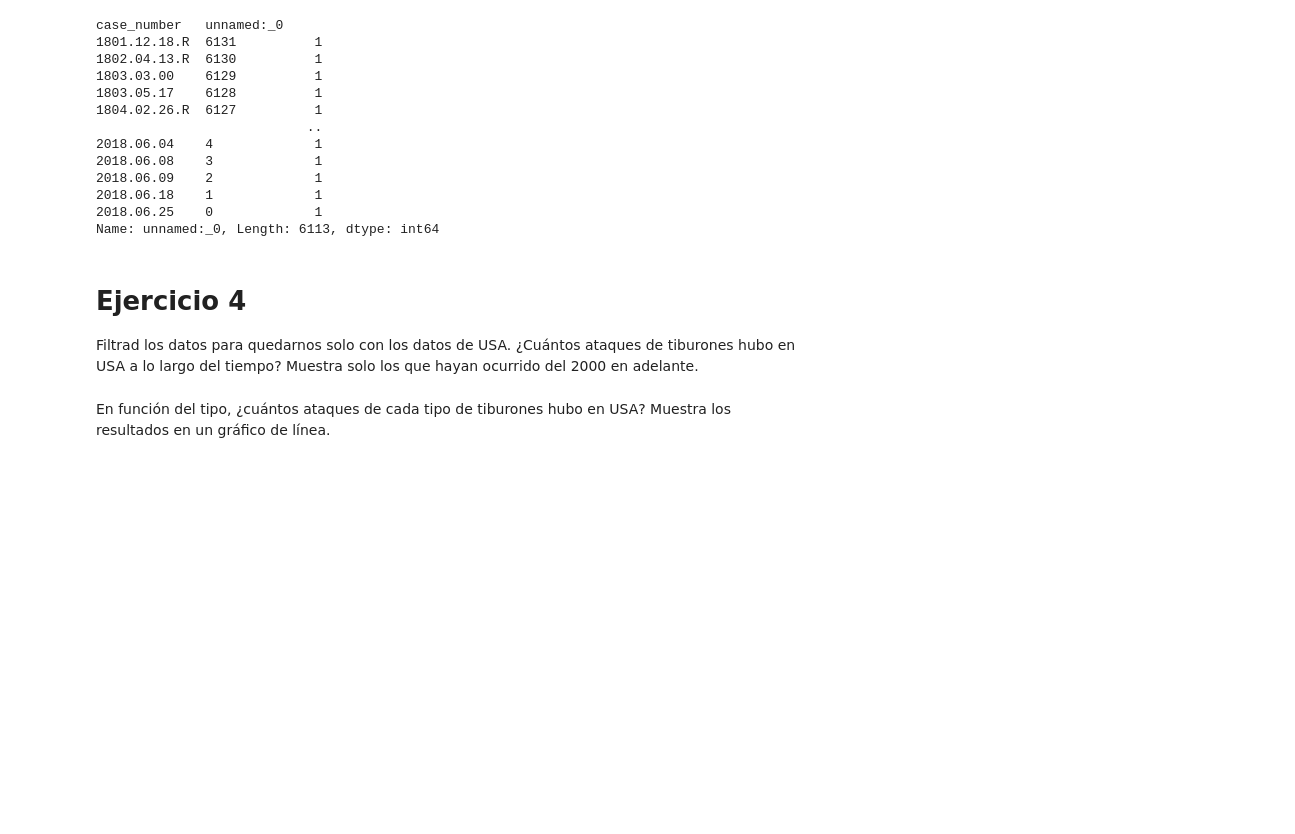
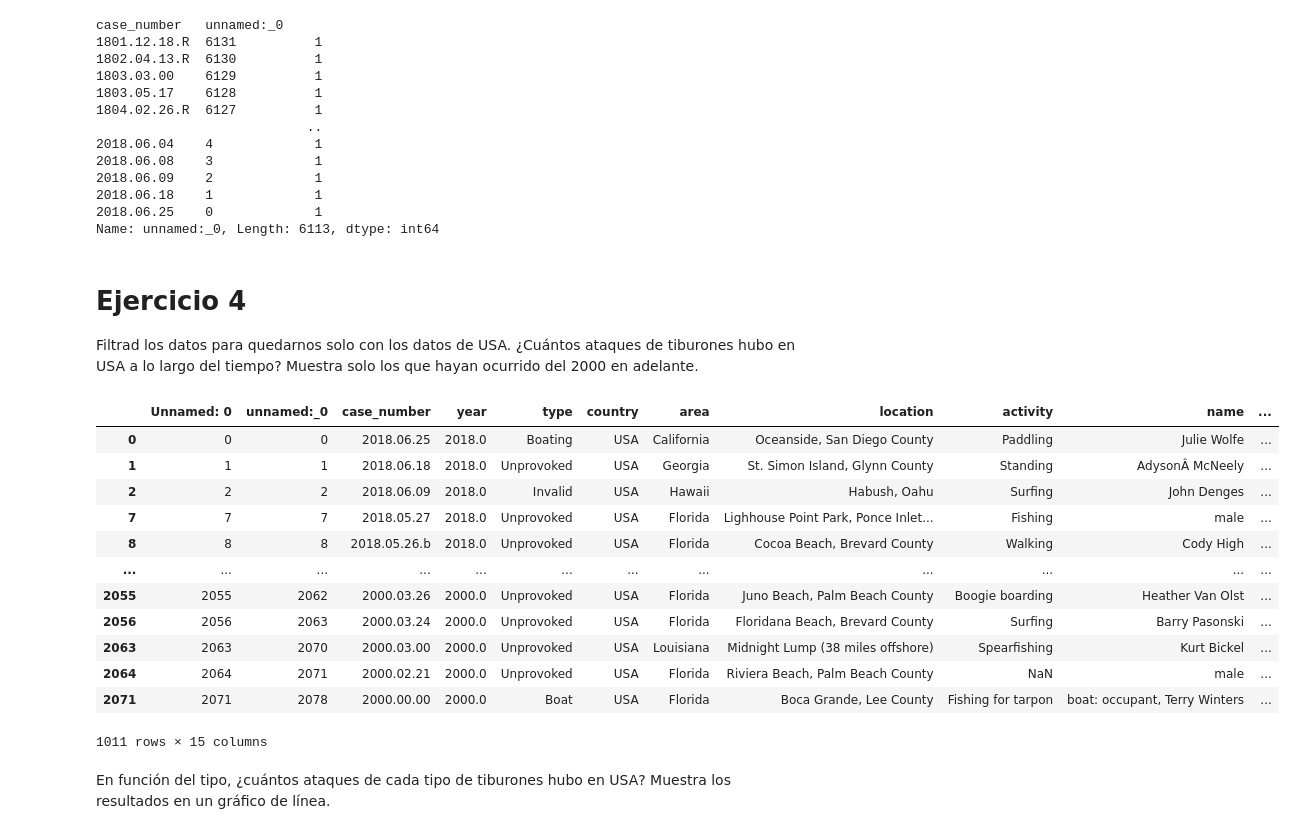
Before and after one commit to Adalab/DA-promo-A-module-2-pairprog-1-pair-1-Tatiana_Lara, a Jupyter notebook: VISUALIZACIÓN/1_Visualización_1.ipynb, the cells around one changed output. Cells and saved outputs as stored; diff of their text form; code cells hidden in the pictures; blank space fills up the shorter version.

```diff
--- a/VISUALIZACIÓN/1_Visualización_1.ipynb
+++ b/VISUALIZACIÓN/1_Visualización_1.ipynb
@@ -82,8 +82,23 @@ Filtrad los datos para quedarnos solo con los datos de USA.
 ¿Cuántos ataques de tiburones hubo en USA a lo largo del tiempo? Muestra solo los que hayan ocurrido del 2000 en adelante.
 # %%
 USA = df[df["country"] == "USA"]
-USA_2000 = (df[df["country"] == "USA"]) & (df[df["year"] <= 2000])
+USA_2000 = df[(df["country"] == "USA") & (df["year"] >= 2000)]
+USA_2000
 #preguntar porque los años estan en float
+# %% [output]
+|  | Unnamed: 0 | unnamed:_0 | case_number | year | type | country | area | location | activity | name | ... |
+| 0 | 0 | 0 | 2018.06.25 | 2018.0 | Boating | USA | California | Oceanside, San Diego County | Paddling | Julie Wolfe | ... |
+| 1 | 1 | 1 | 2018.06.18 | 2018.0 | Unprovoked | USA | Georgia | St. Simon Island, Glynn County | Standing | AdysonÂ McNeely | ... |
+| 2 | 2 | 2 | 2018.06.09 | 2018.0 | Invalid | USA | Hawaii | Habush, Oahu | Surfing | John Denges | ... |
+| 7 | 7 | 7 | 2018.05.27 | 2018.0 | Unprovoked | USA | Florida | Lighhouse Point Park, Ponce Inlet... | Fishing | male | ... |
+| 8 | 8 | 8 | 2018.05.26.b | 2018.0 | Unprovoked | USA | Florida | Cocoa Beach, Brevard County | Walking | Cody High | ... |
+| ... | ... | ... | ... | ... | ... | ... | ... | ... | ... | ... | ... |
+| 2055 | 2055 | 2062 | 2000.03.26 | 2000.0 | Unprovoked | USA | Florida | Juno Beach, Palm Beach County | Boogie boarding | Heather Van Olst | ... |
+| 2056 | 2056 | 2063 | 2000.03.24 | 2000.0 | Unprovoked | USA | Florida | Floridana Beach, Brevard County | Surfing | Barry Pasonski | ... |
+| 2063 | 2063 | 2070 | 2000.03.00 | 2000.0 | Unprovoked | USA | Louisiana | Midnight Lump (38 miles offshore) | Spearfishing | Kurt Bickel | ... |
+| 2064 | 2064 | 2071 | 2000.02.21 | 2000.0 | Unprovoked | USA | Florida | Riviera Beach, Palm Beach County | NaN | male | ... |
+| 2071 | 2071 | 2078 | 2000.00.00 | 2000.0 | Boat | USA | Florida | Boca Grande, Lee County | Fishing for tarpon | boat: occupant, Terry Winters | ... |
+1011 rows × 15 columns
 # %% [markdown]
 En función del tipo, ¿cuántos ataques de cada tipo de tiburones hubo en USA? Muestra los resultados en un gráfico de línea.
 # %%
```
Also changed, not shown: parts of 2 cells of this notebook, 5 other files.
